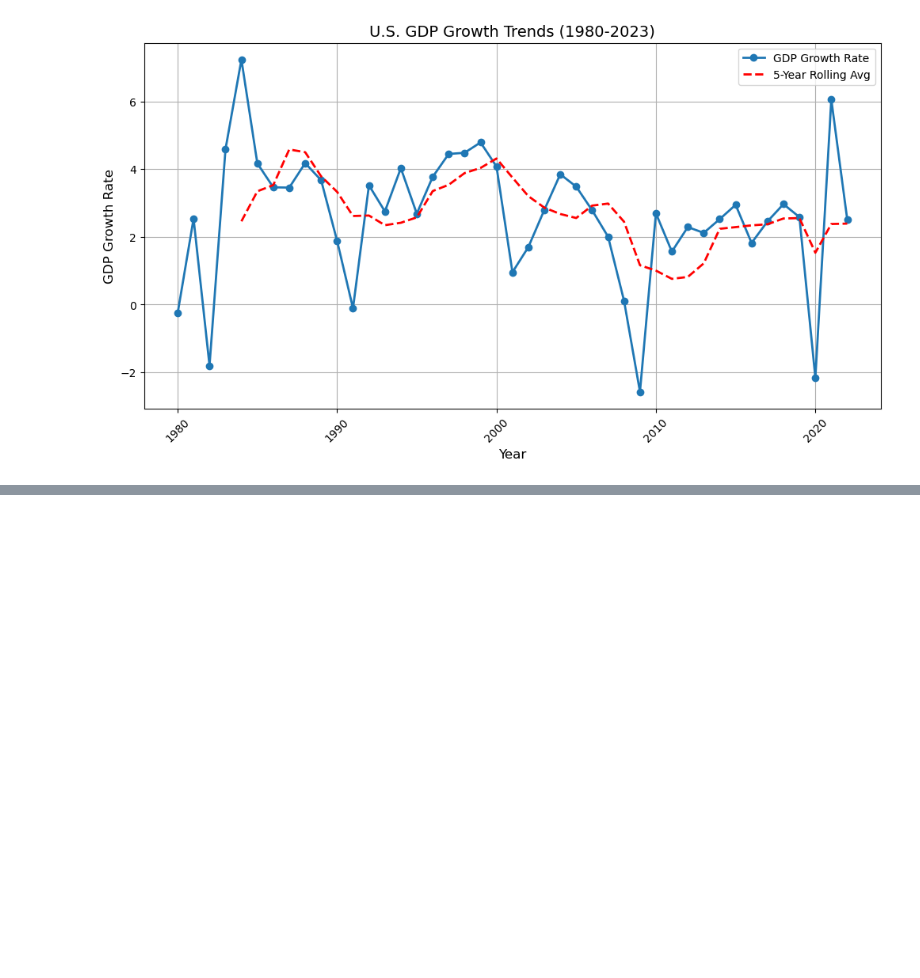
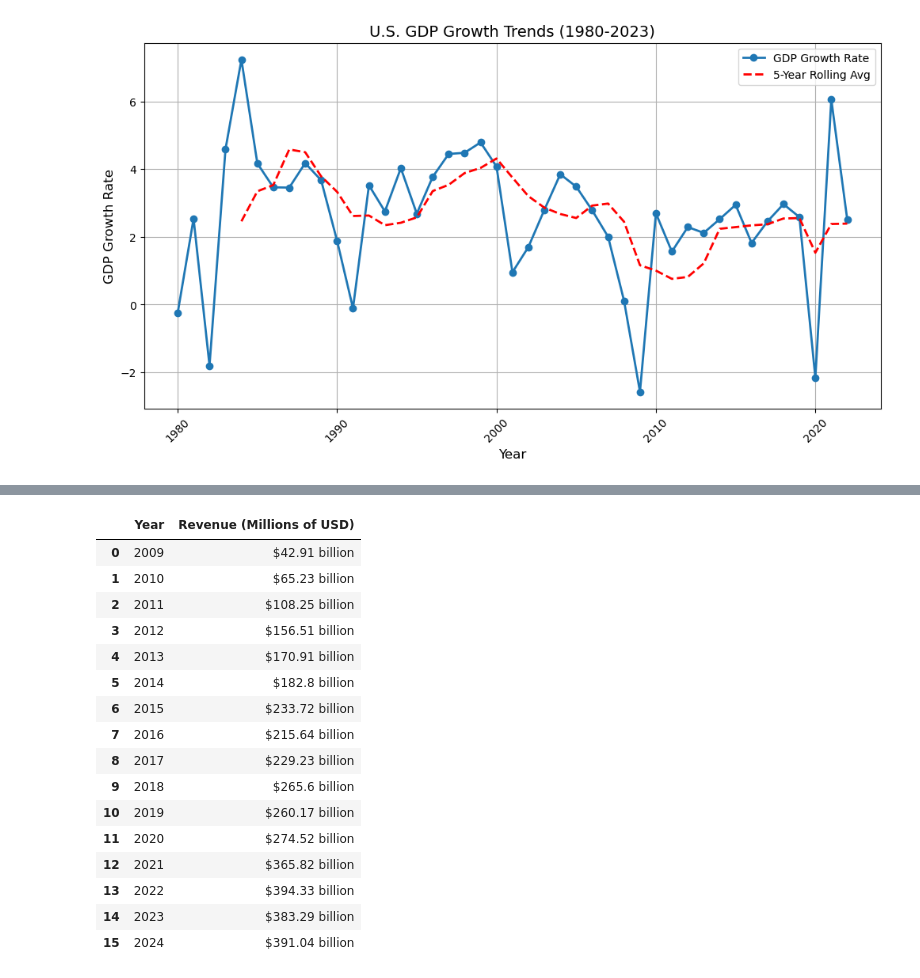
Before and after one commit to RaoooFu/Project-1111, a Jupyter notebook: Main.ipynb, the cells around one changed output, grey strips where cells are left out. Saved outputs shown, nothing was run; the diff lists cells and outputs as text; code cells hidden in the pictures; blank space fills up the shorter version.

```diff
--- a/Main.ipynb
+++ b/Main.ipynb
@@ -366,0 +376,31 @@ plt.show()
+# %%
+tables=soup.find_all('table')
+revenue_table=tables[0]
+rows=revenue_table.find_all('tr')
+data=[]
+for row in rows:
+    columns=row.find_all('td')
+    cols = [col.text.strip() for col in columns]
+    if len(cols) == 2:  # Ensure row has 2 columns (Year & Revenue)
+        data.append(cols)
+apple_revenue = pd.DataFrame(data, columns=["Year", "Revenue (Millions of USD)"])
+
+apple_revenue
+# %% [output]
+|  | Year | Revenue (Millions of USD) |
+| 0 | 2009 | $42.91 billion |
+| 1 | 2010 | $65.23 billion |
+| 2 | 2011 | $108.25 billion |
+| 3 | 2012 | $156.51 billion |
+| 4 | 2013 | $170.91 billion |
+| 5 | 2014 | $182.8 billion |
+| 6 | 2015 | $233.72 billion |
+| 7 | 2016 | $215.64 billion |
+| 8 | 2017 | $229.23 billion |
+| 9 | 2018 | $265.6 billion |
+| 10 | 2019 | $260.17 billion |
+| 11 | 2020 | $274.52 billion |
+| 12 | 2021 | $365.82 billion |
+| 13 | 2022 | $394.33 billion |
+| 14 | 2023 | $383.29 billion |
+| 15 | 2024 | $391.04 billion |
```
Also changed, not shown: parts of 10 cells of this notebook.
